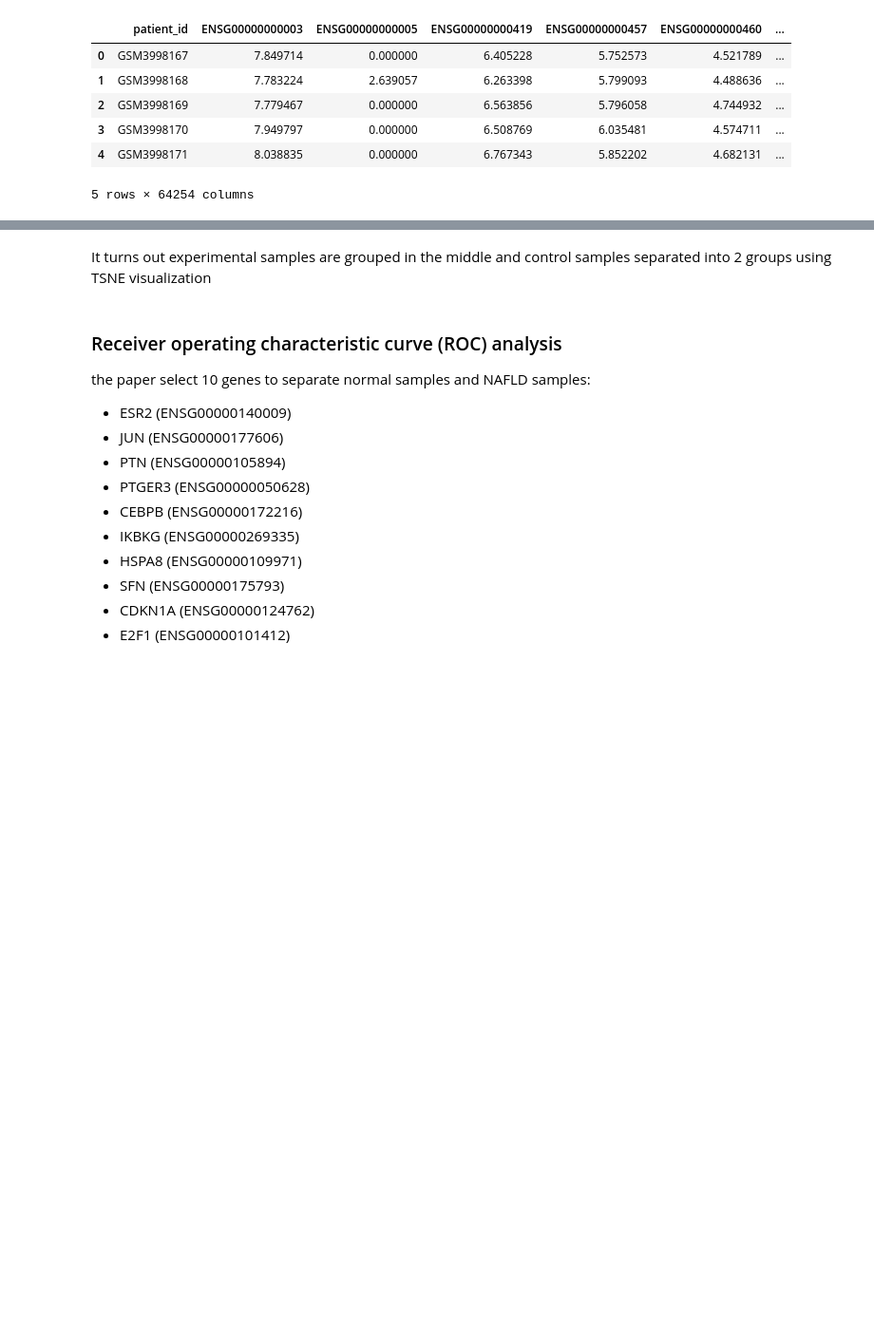
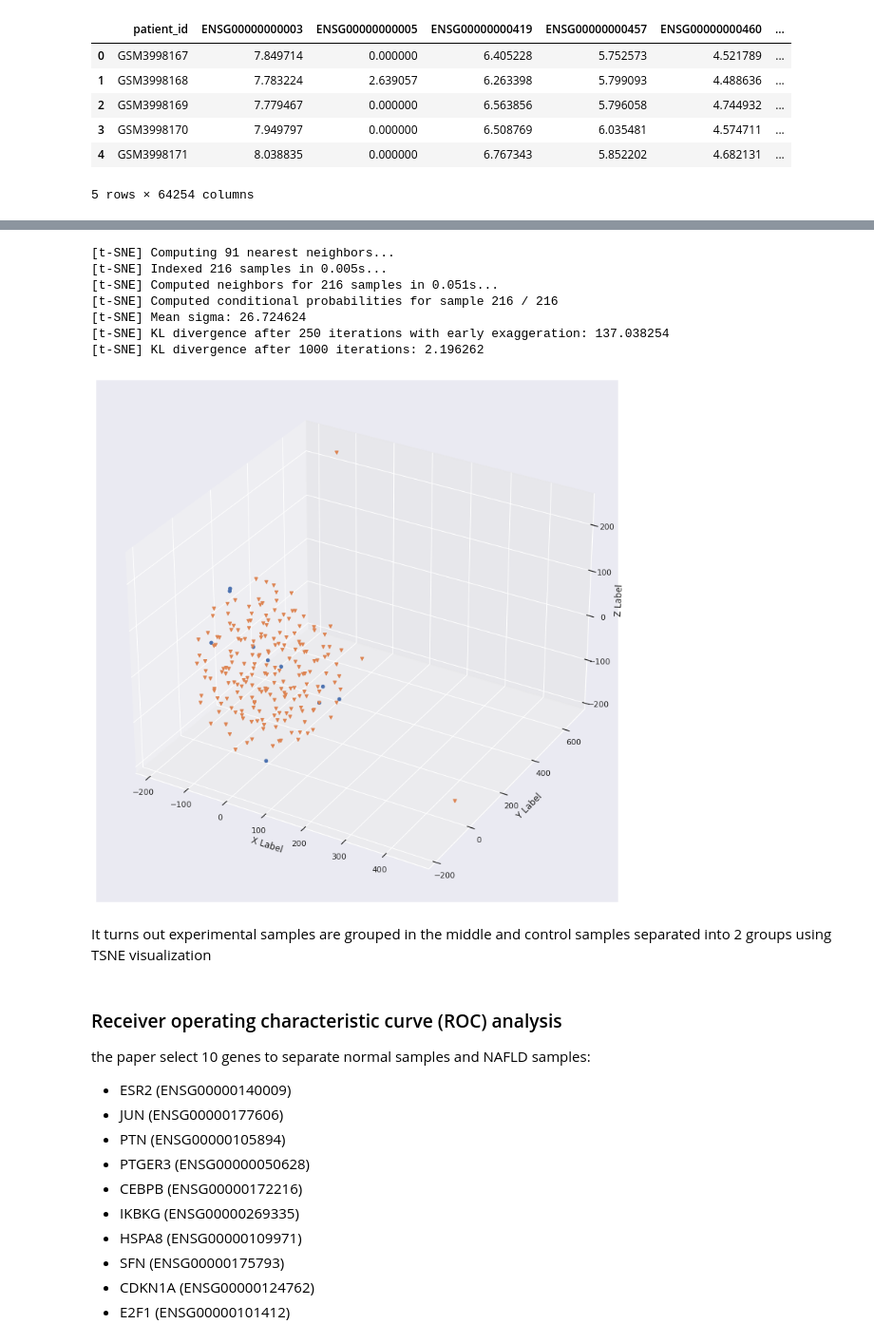
Before and after one commit to kiddos/notes, a Jupyter notebook: bioinformatics/final.ipynb, the cells around one changed output, grey strips where cells are left out. Shown at 95% size. Cells and saved outputs as stored; diff of their text form; code cells hidden in the pictures; blank space fills up the shorter version.

```diff
--- a/bioinformatics/final.ipynb
+++ b/bioinformatics/final.ipynb
@@ -558,3 +560,26 @@ plt.show()
+# %%
+T = TSNE(n_components=3, init='random', verbose=1).fit_transform(X)
+
+label = np.array([r[0] in CONTROL_SAMPLES for r in transposed_df.values])
+X1 = T[label, :]
+X2 = T[np.logical_not(label), :]
+fig = plt.figure(figsize=(10, 10))
+ax = Axes3D(fig)
+ax.scatter(X1[:, 0], X1[:, 1], X1[:, 2], marker='o', alpha=1)
+ax.scatter(X2[:, 0], X2[:, 1], X2[:, 2], marker='v', alpha=1)
+ax.set_xlabel('X Label')
+ax.set_ylabel('Y Label')
+ax.set_zlabel('Z Label')
+plt.show()
+# %% [output]
+[t-SNE] Computing 91 nearest neighbors...
+[t-SNE] Indexed 216 samples in 0.005s...
+[t-SNE] Computed neighbors for 216 samples in 0.051s...
+[t-SNE] Computed conditional probabilities for sample 216 / 216
+[t-SNE] Mean sigma: 26.724624
+[t-SNE] KL divergence after 250 iterations with early exaggeration: 137.038254
+[t-SNE] KL divergence after 1000 iterations: 2.196262
+[figure, added]
 # %% [markdown]
 It turns out experimental samples are grouped in the middle and control samples separated into 2 groups using TSNE visualization
 # %% [markdown]
```
Also changed, not shown: parts of 12 cells of this notebook.
